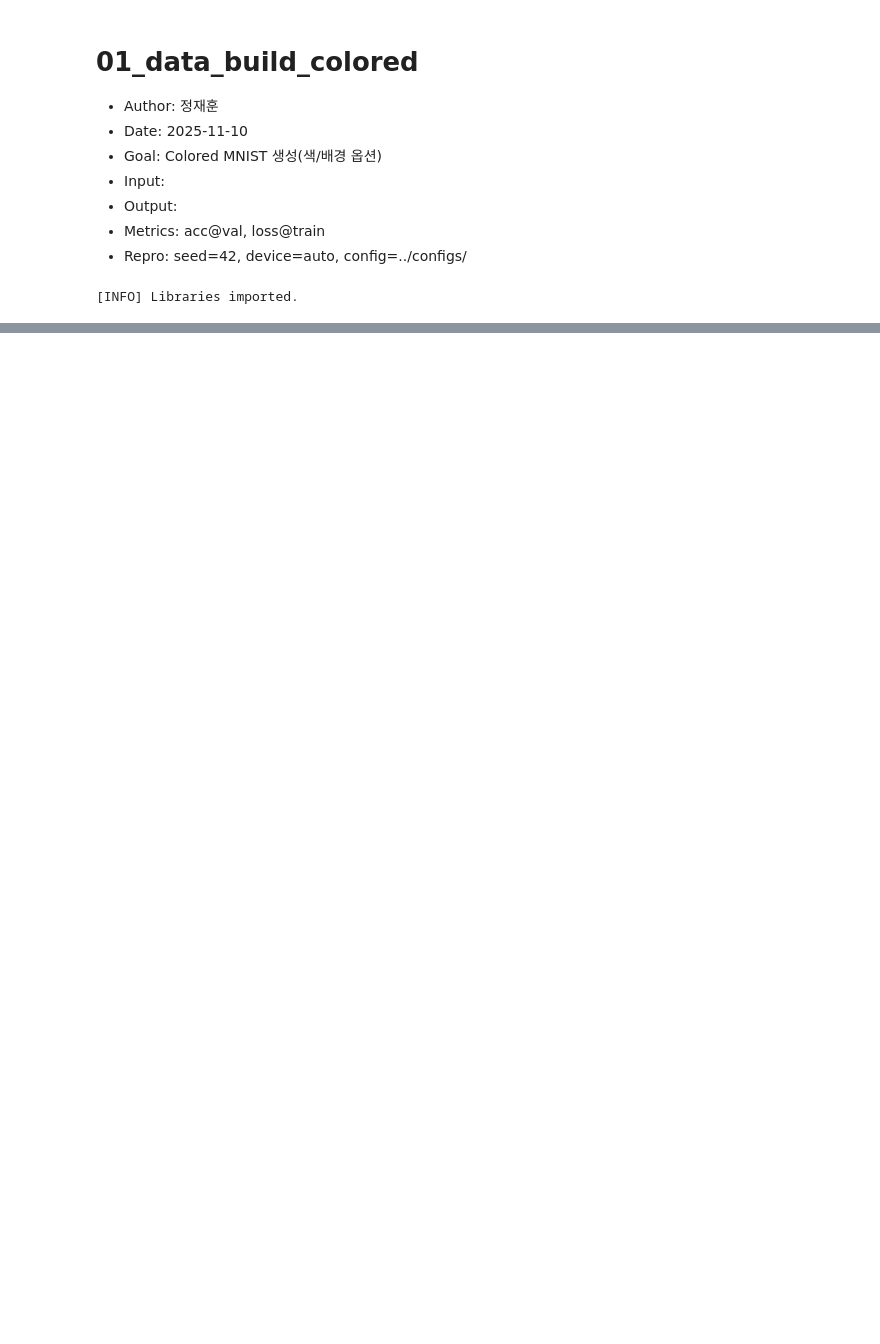
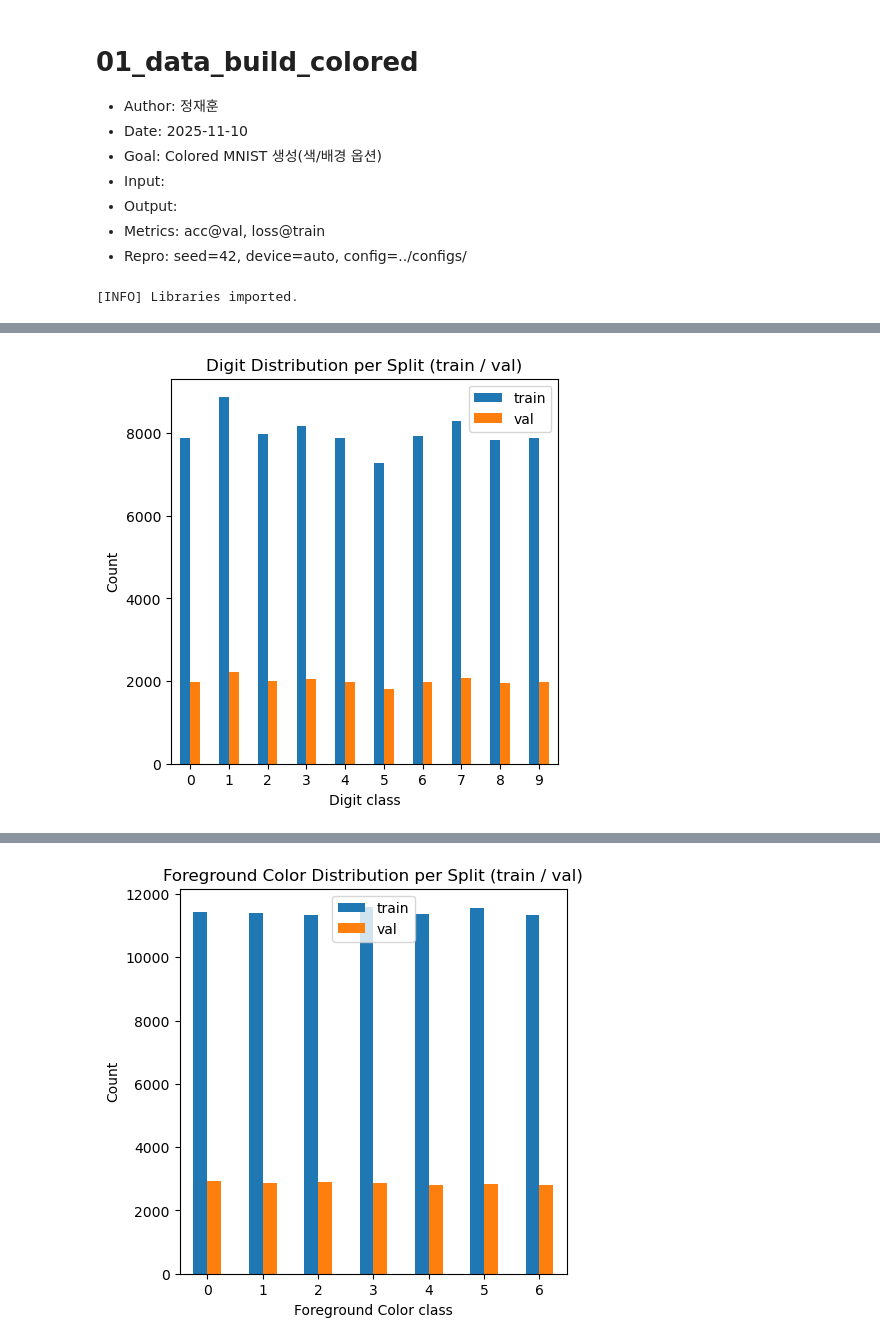
Before and after one commit to ML-SSU-2025/colored-mnist-classification, a Jupyter notebook: notebooks/01_preprocessing_colored_mnist.ipynb, the cells around one changed output, grey strips where cells are left out. Cells and saved outputs as stored; diff of their text form; code cells hidden in the pictures; blank space fills up the shorter version.

```diff
--- a/notebooks/01_preprocessing_colored_mnist.ipynb
+++ b/notebooks/01_preprocessing_colored_mnist.ipynb
@@ -917,0 +865,65 @@ Name: count, dtype: int64
+# %%
+# ======================================
+# Cell 9. Train / Val split (80:20, no test)
+# ======================================
+
+X_train, X_val, y_digit_train, y_digit_val, y_fg_train, y_fg_val, y_bg_train, y_bg_val, source_train, source_val = train_test_split(
+    X_flat_all,
+    y_all,
+    y_fg_all,
+    y_bg_all,
+    source_all,
+    test_size=0.2,
+    random_state=RANDOM_SEED,
+    stratify=y_all,  # stratify on digit labels
+)
+
+print("[INFO] Final split shapes (train / val only):")
+print("X_train       :", X_train.shape)
+print("X_val         :", X_val.shape)
+print("y_digit_train :", y_digit_train.shape)
+print("y_digit_val   :", y_digit_val.shape)
+print("y_fg_train    :", y_fg_train.shape)
+print("y_fg_val      :", y_fg_val.shape)
+print("y_bg_train    :", y_bg_train.shape)
+print("y_bg_val      :", y_bg_val.shape)
+print("source_train  :", source_train.shape)
+print("source_val    :", source_val.shape)
+
+def plot_split_distribution_2way(y_train, y_val, title_prefix="Digit"):
+    """
+    Check that train/val splits preserve class balance.
+    """
+    train_counts = pd.Series(y_train).value_counts().sort_index()
+    val_counts   = pd.Series(y_val).value_counts().sort_index()
+
+    print(f"\n[EDA] {title_prefix} distribution - train:")
+    print(train_counts)
+    print(f"[EDA] {title_prefix} distribution - val:")
+    print(val_counts)
+
+    idx = sorted(set(train_counts.index) | set(val_counts.index))
+    df = pd.DataFrame({
+        "train": train_counts.reindex(idx),
+        "val":   val_counts.reindex(idx),
+    })
+
+    df.plot(kind="bar")
+    plt.title(f"{title_prefix} Distribution per Split (train / val)")
+    plt.xlabel(f"{title_prefix} class")
+    plt.ylabel("Count")
+    plt.xticks(rotation=0)
+    plt.show()
+
+# Check digit / fg / bg balance
+plot_split_distribution_2way(y_digit_train, y_digit_val, "Digit")
+plot_split_distribution_2way(y_fg_train,    y_fg_val,    "Foreground Color")
+plot_split_distribution_2way(y_bg_train,    y_bg_val,    "Background Color")
+
+# EDA: source distribution per split (raw / deskew / font / geom)
+print("\n[EDA] Source distribution - train:")
+print(pd.Series(source_train).value_counts())
+
+print("\n[EDA] Source distribution - val:")
+print(pd.Series(source_val).value_counts())
+# %% [output]
@@ -917,0 +947 @@ Name: count, dtype: int64
+[figure, added]
@@ -917,0 +966 @@ Name: count, dtype: int64
+[figure, added]
```
Also changed, not shown: parts of 18 cells of this notebook, 2 other files.
